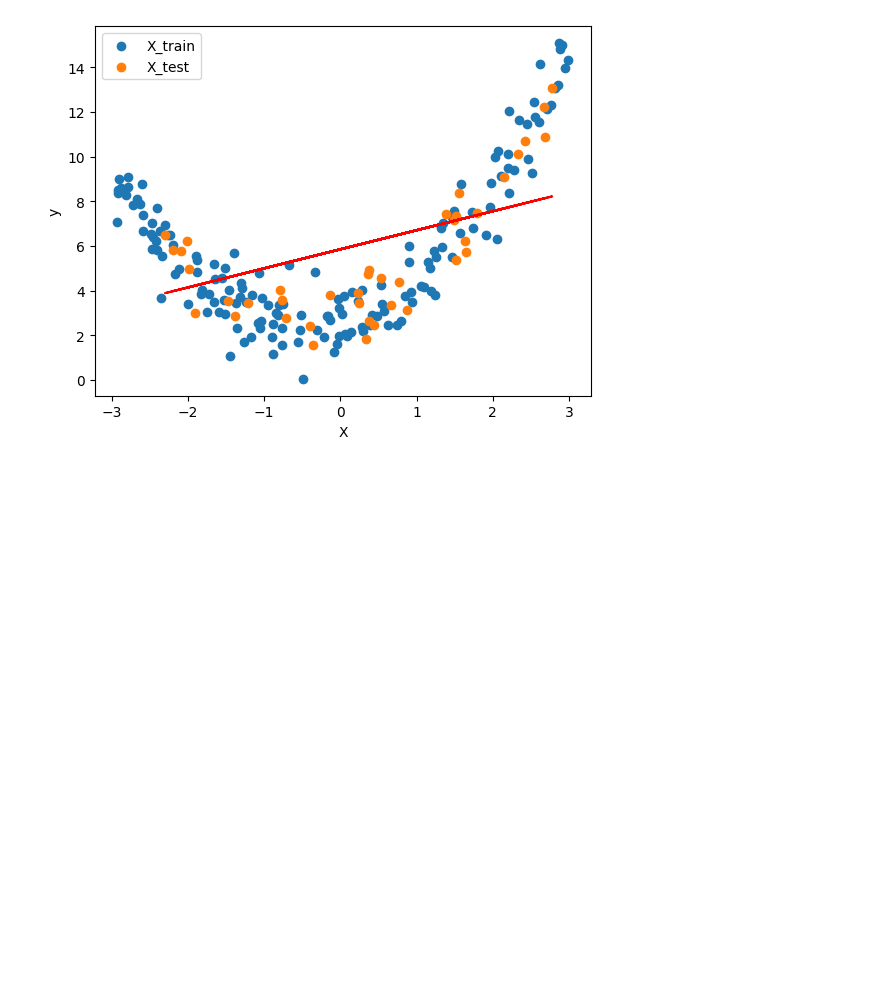
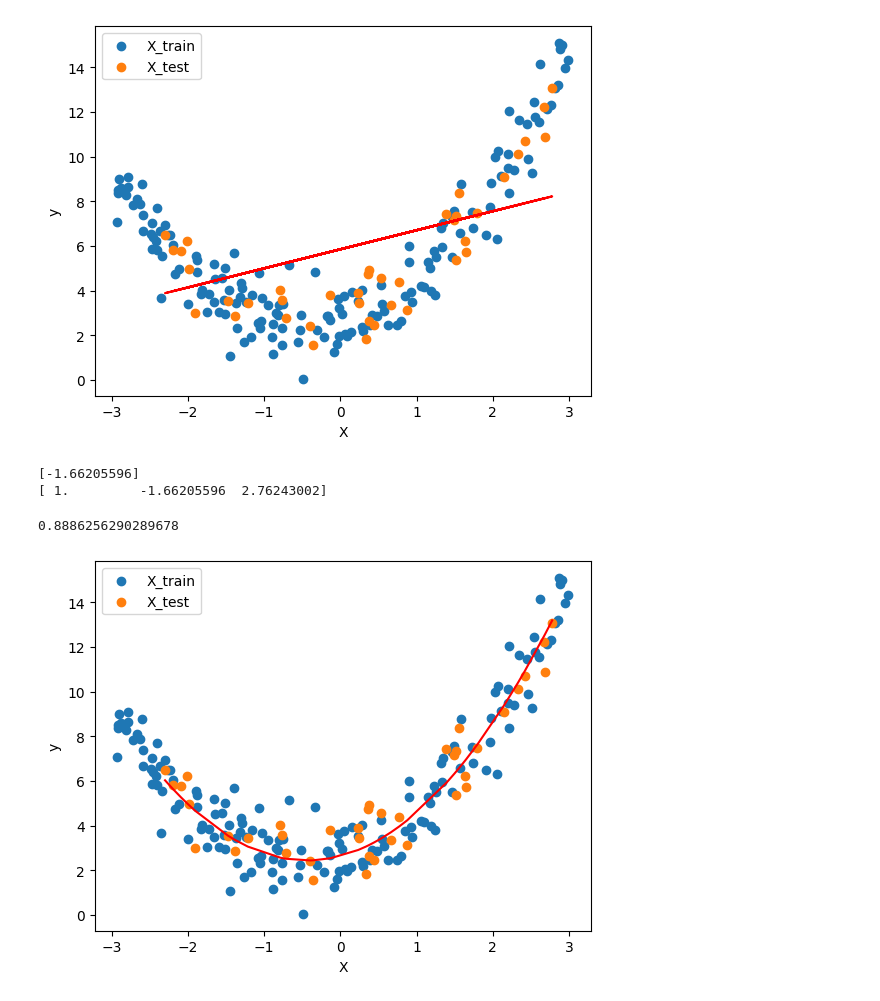
Before and after one commit to HamadKhan345/ml-study-repo, a Jupyter notebook: Polynomial_Regression.ipynb, the cells around one changed output. Saved outputs shown, nothing was run; the diff lists cells and outputs as text; code cells hidden in the pictures; blank space fills up the shorter version.

```diff
--- a/Polynomial_Regression.ipynb
+++ b/Polynomial_Regression.ipynb
@@ -36,3 +36,35 @@ plt.legend()
 plt.show()
 # %% [output]
 [figure]
+# %%
+poly = PolynomialFeatures(degree = 2)
+
+X_train_trans = poly.fit_transform(X_train)
+X_test_trans = poly.transform(X_test)
+# %%
+print(X_train[0])
+print(X_train_trans[0])
+# %% [output]
+[-1.66205596]
+[ 1.         -1.66205596  2.76243002]
+# %%
+lr2 = LinearRegression()
+lr2.fit(X_train_trans, y_train)
+
+pred2 = lr2.predict(X_test_trans)
+r2_score(y_test, pred2)
+# %% [output]
+0.8886256290289678
+# %%
+sorted_indices = np.argsort(X_test[:, 0])
+X_test_sorted = X_test[sorted_indices]
+pred2_sorted = pred2[sorted_indices]
+plt.scatter(X_train, y_train, label='X_train')
+plt.scatter(X_test, y_test, label='X_test')
+plt.plot(X_test_sorted, pred2_sorted, color="red")
+plt.xlabel("X")
+plt.ylabel("y")
+plt.legend()
+plt.show()
+# %% [output]
+[figure, added]
```
